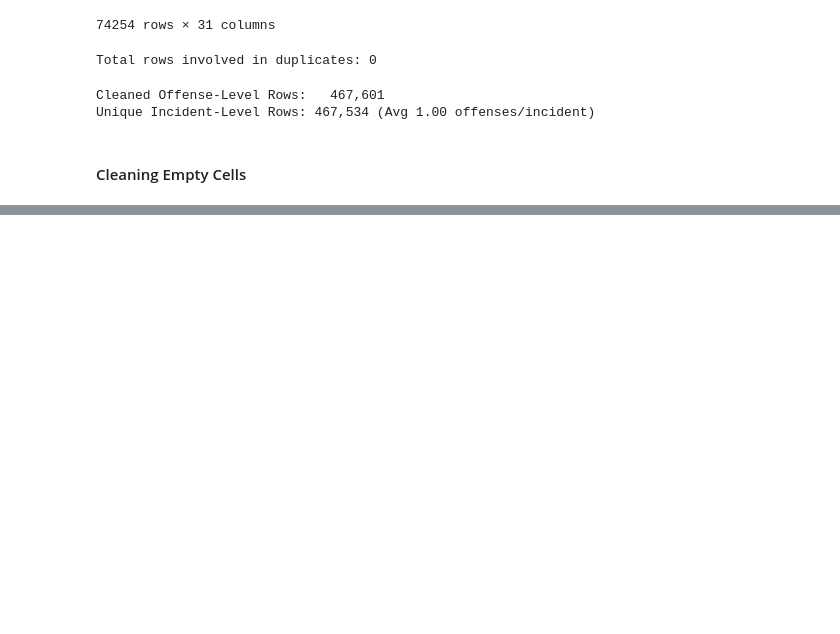
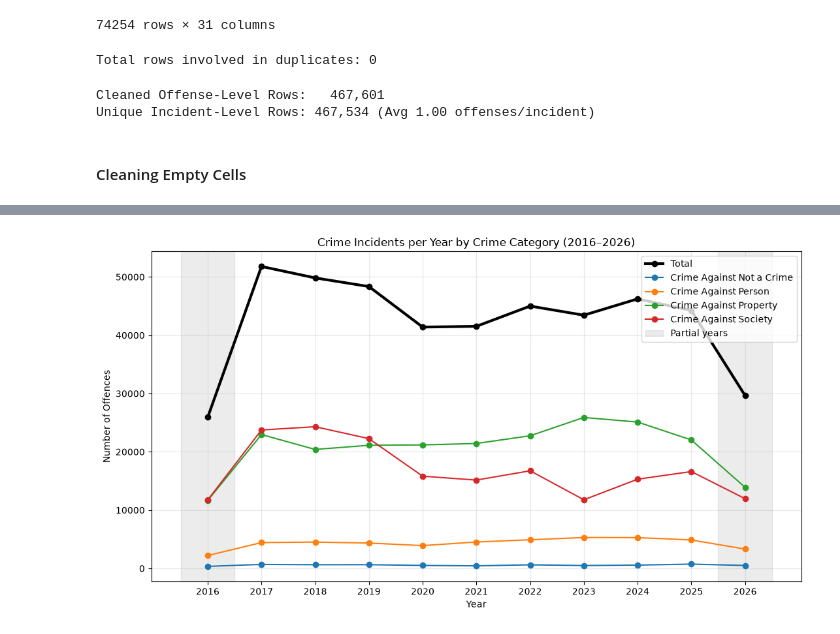
Before and after one commit to ArunaMahaGamage/MSC-AI-CW1, a Jupyter notebook: CW1.ipynb, the cells around one changed output, grey strips where cells are left out. Saved outputs shown, nothing was run; the diff lists cells and outputs as text; code cells hidden in the pictures; blank space fills up the shorter version.

```diff
--- a/CW1.ipynb
+++ b/CW1.ipynb
@@ -199,0 +316,9 @@ clean_df.plot()
+# %%
+yearly = df_clean[(df_clean["Start Date/Time"] >= "2016-07-01") &
+                  (df_clean["Start Date/Time"] <= "2026-09-10")]
+# Year x Crime Category counts
+crime_by_year = pd.crosstab(yearly["Year"], yearly["Crime Name 1"])
+crime_by_year["Total"] = crime_by_year.sum(axis=1)
+crime_by_year["Total_YoY_%"] = crime_by_year["Total"].pct_change().mul(100).round(1)
+
+display(crime_by_year)
@@ -199,0 +339,21 @@ clean_df.plot()
+# %%
+import matplotlib.pyplot as plt
+categories = [c for c in crime_by_year.columns if c not in ["Total", "Total_YoY_%"]]
+
+fig, ax = plt.subplots(figsize=(11, 6))
+ax.plot(crime_by_year.index, crime_by_year["Total"], marker="o", linewidth=3, color="black", label="Total")
+for cat in categories:
+    ax.plot(crime_by_year.index, crime_by_year[cat], marker="o", label=cat)
+
+ax.axvspan(2025.5, 2026.5, color="grey", alpha=0.15, label="Partial years")
+ax.axvspan(2015.5, 2016.5, color="grey", alpha=0.15)
+ax.set_title("Crime Incidents per Year by Crime Category (2016–2026)")
+ax.set_xlabel("Year")
+ax.set_ylabel("Number of Offences")
+ax.set_xticks(crime_by_year.index)
+ax.legend()
+ax.grid(alpha=0.3)
+plt.tight_layout()
+plt.show()
+# %% [output]
+[figure, added]
```
Also changed, not shown: parts of 22 cells of this notebook, 1 other file.
